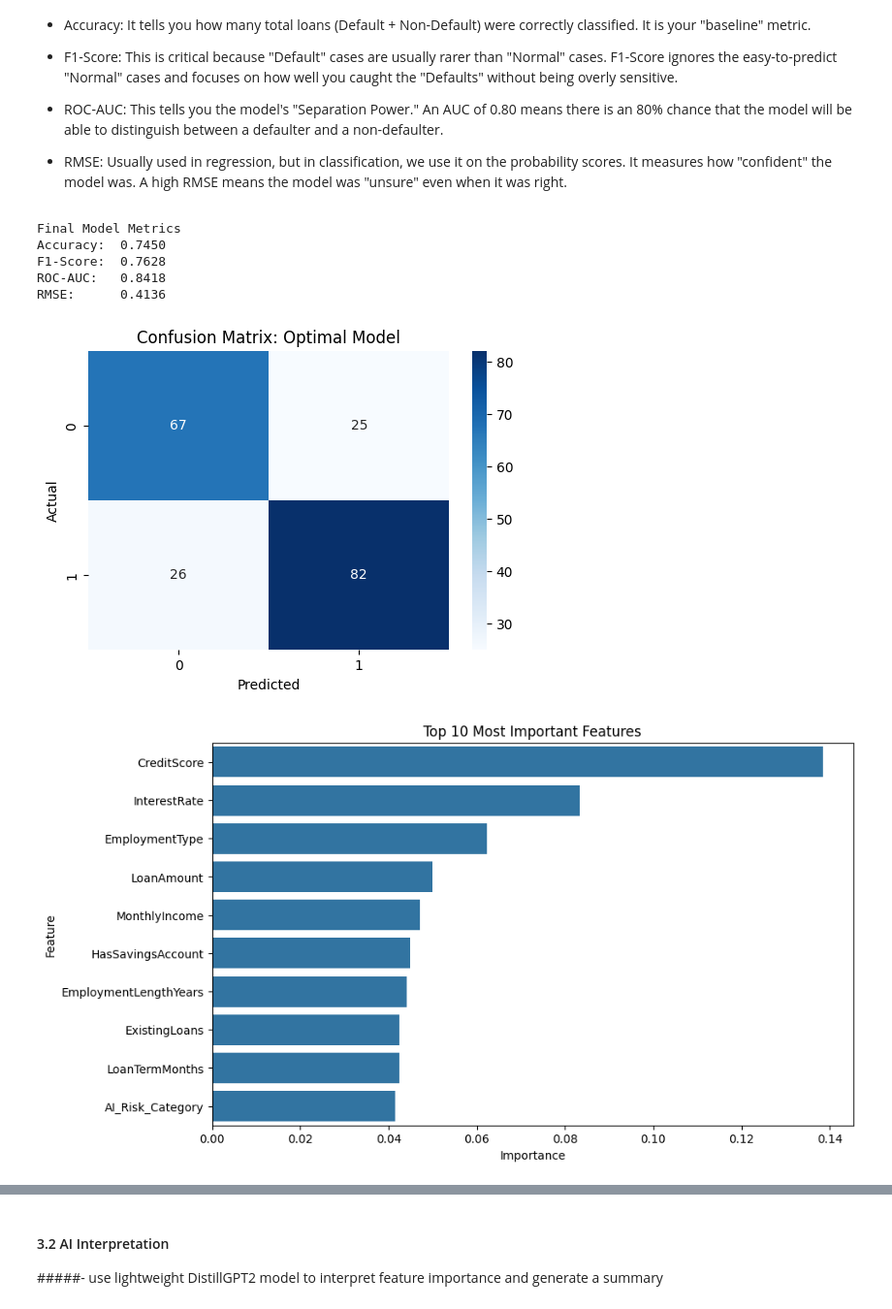
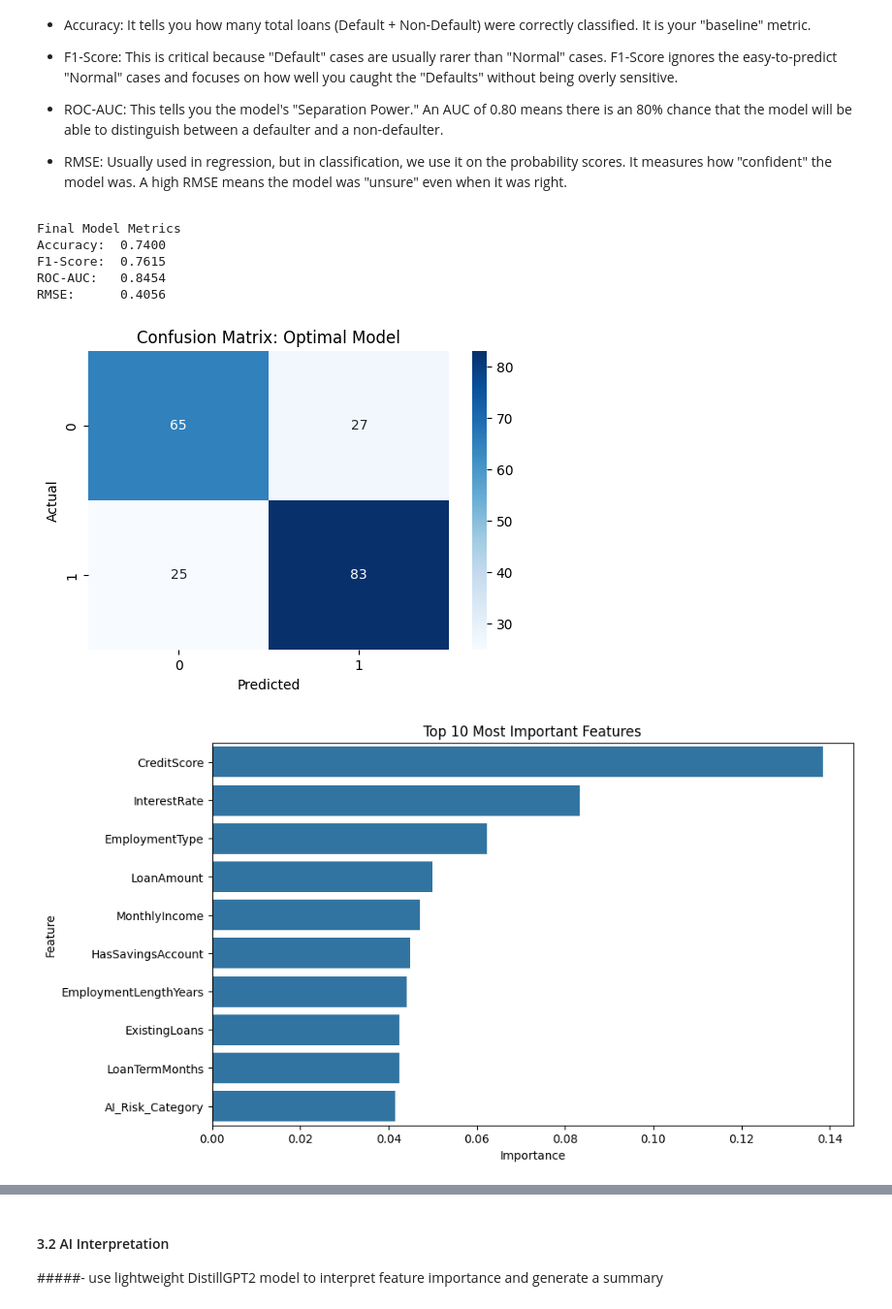
Before and after one commit to Aireenelz/WIE3007-DMW-Group6, a Jupyter notebook: xgboost_modelling_v2.ipynb, the cells around one changed output, grey strips where cells are left out. Shown at 97% size. Cells and saved outputs as stored; diff of their text form; code cells hidden in the pictures.

Commit message:
feat: parameter tuning of XGBoost model + comparison of models accuracy

```diff
--- a/xgboost_modelling_v2.ipynb
+++ b/xgboost_modelling_v2.ipynb
@@ -451,3 +450,44 @@ classification Report (Training):
     accuracy                           0.74       200
    macro avg       0.74      0.74      0.74       200
 weighted avg       0.75      0.74      0.75       200
+# %%
+import xgboost as xgb
+from sklearn.model_selection import GridSearchCV
+from sklearn.metrics import accuracy_score, classification_report
+
+# Base XGBoost model
+xgb_base = xgb.XGBClassifier(
+    random_state=42,
+    eval_metric='logloss',
+    use_label_encoder=False
+)
+
+# Parameter grid for fine-tuning
+param_grid = {
+    'n_estimators': [300, 400],
+    'max_depth': [3, 4, 5],
+    'learning_rate': [0.03, 0.05],
+    'subsample': [0.7, 0.8],
+    'colsample_bytree': [0.7, 0.8],
+    'min_child_weight': [1, 5],
+    'gamma': [0, 0.1]
+}
+
+# Grid Search with Cross-Validation
+grid_search = GridSearchCV(
+    estimator=xgb_base,
+    param_grid=param_grid,
+    scoring='f1_macro',   # Balanced performance across classes
+    cv=5,
+    n_jobs=-1,
+    verbose=1
+)
+
+# Train Grid Search
+grid_search.fit(X_train, y_train)
+
+# Extract the best fine-tuned model
+model_tuned = grid_search.best_estimator_
+
+print("Best Hyperparameters Found:")
+print(grid_search.best_params_)
@@ -471,8 +556,8 @@ from sklearn.metrics import (
 import numpy as np
 
 # Get Predictions and Probabilities
-y_pred = model_optimal.predict(X_test)
-y_probs = model_optimal.predict_proba(X_test)[:, 1] # Probability of 'Default'
+y_pred = model_tuned.predict(X_test)
+y_probs = model_tuned.predict_proba(X_test)[:, 1] # Probability of 'Default'
 
 # Calculate Metrics
 accuracy = accuracy_score(y_test, y_pred)
@@ -480,36 +565,36 @@ f1 = f1_score(y_test, y_pred)
 roc_auc = roc_auc_score(y_test, y_probs)
 rmse = np.sqrt(mean_squared_error(y_test, y_probs)) # RMSE of probabilities
 
 print(f"Final Model Metrics")
 print(f"Accuracy:  {accuracy:.4f}")
 print(f"F1-Score:  {f1:.4f}")
 print(f"ROC-AUC:   {roc_auc:.4f}")
 print(f"RMSE:      {rmse:.4f}")
 
 # Visualization: Confusion Matrix
 plt.figure(figsize=(6,4))
 cm = confusion_matrix(y_test, y_pred)
 sns.heatmap(cm, annot=True, fmt='d', cmap='Blues')
 plt.title('Confusion Matrix: Optimal Model')
 plt.xlabel('Predicted')
 plt.ylabel('Actual')
 plt.show()
 
 # Feature Importance
 importances = model_optimal.feature_importances_
 feature_names = X.columns
 feature_importance_df = pd.DataFrame({'Feature': feature_names, 'Importance': importances})
 feature_importance_df = feature_importance_df.sort_values(by='Importance', ascending=False)
 
 plt.figure(figsize=(10,6))
 sns.barplot(x='Importance', y='Feature', data=feature_importance_df.head(10))
 plt.title('Top 10 Most Important Features')
 plt.show()
 # %% [output]
 Final Model Metrics
-Accuracy:  0.7450
-F1-Score:  0.7628
-ROC-AUC:   0.8418
-RMSE:      0.4136
+Accuracy:  0.7400
+F1-Score:  0.7615
+ROC-AUC:   0.8454
+RMSE:      0.4056
-[figure, old version]
+[figure, new version]
 [figure]
```
Also changed, not shown: parts of 5 cells of this notebook.
